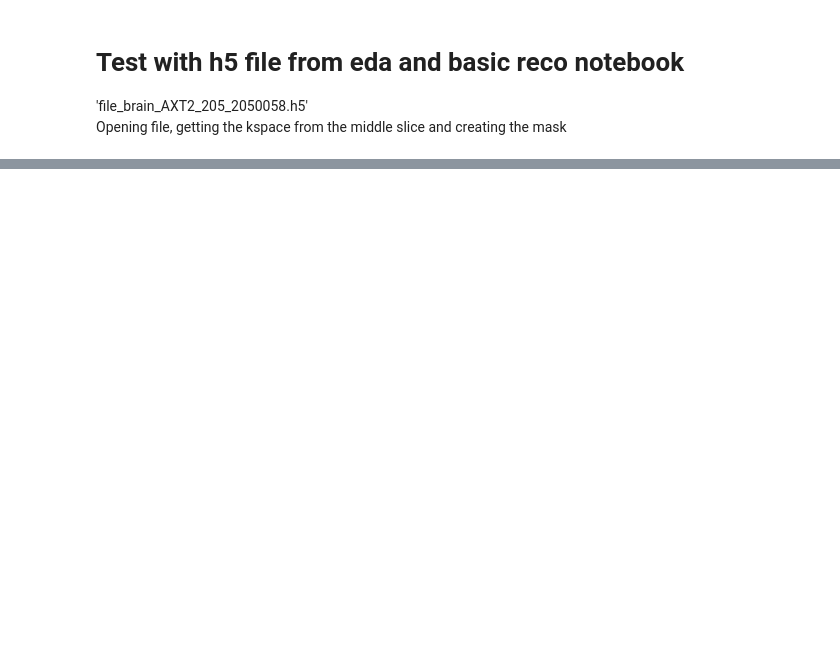
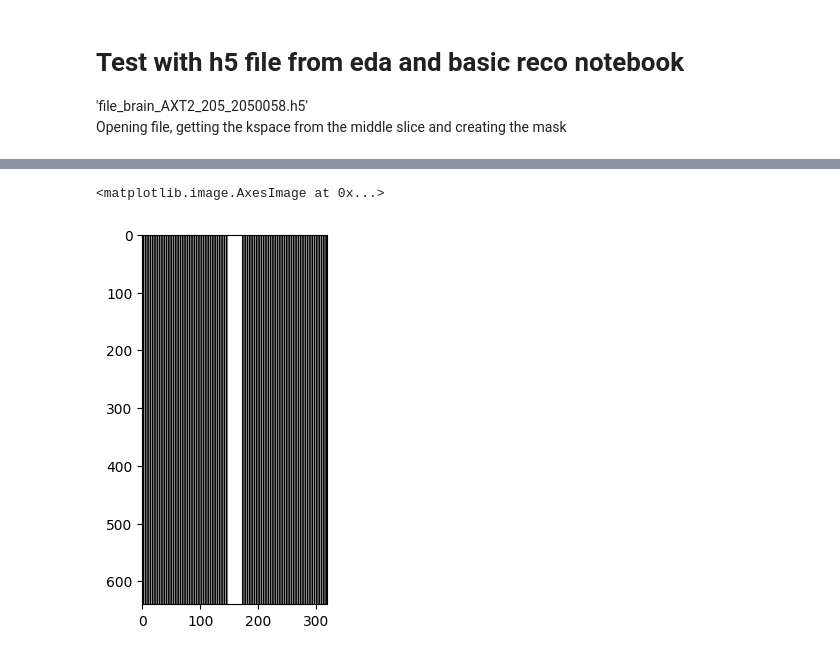
Before and after one commit to syllsg/IRM_Reconstruction, a Jupyter notebook: Reco_SL/P_LORAKS.ipynb, the cells around one changed output, grey strips where cells are left out. Saved outputs shown, nothing was run; the diff lists cells and outputs as text; code cells hidden in the pictures; blank space fills up the shorter version.

```diff
--- a/Reco_SL/P_LORAKS.ipynb
+++ b/Reco_SL/P_LORAKS.ipynb
@@ -305,10 +506,30 @@ NameError: name 'kData_all' is not defined
 # %%
 # Creating the mask
 
 accel = 4   # acceleration factor
 calib_region = 24
 # Getting the shape of kspace from 1 coil and saving it as tuple
 img_shape = middle_slice_kspace[0,:,:].shape
-type(img_shape)
+
+# Creating a mask filled with 0 with shape of img_shape
+msk = np.zeros(img_shape, dtype=float)  # Initialize with the correct shape
+#msk.shape
+
+# Fill with 1 each accel element, here each 4 element
+msk[:, 0::accel] = 1
+
+# include the center of k-space
+# calib_region = 24   # Calibration region size that was defined earlier
+center_region = calib_region  # Size of the center region to keep
+# modify the mask with 1 in the center region
+msk[:, img_shape[1]//2 - center_region//2:img_shape[1]//2 + center_region//2] = 1
+
+msk = msk[..., np.newaxis]  # Add dimensions to match kspace that is 3d array to have shape (320, 320, 1)
+msk.shape
+# mosaic(msk[:,:,0], 1, 1, 4, [0,1], '4x sampling mask', 0, 1)
+plt.imshow(msk[:,:,0], cmap="gray")
+# %% [output]
+<matplotlib.image.AxesImage at 0x...>
+[figure, added]
 # %%
 img_shape
```
Also changed, not shown: parts of 17 cells of this notebook, 27 other files.
